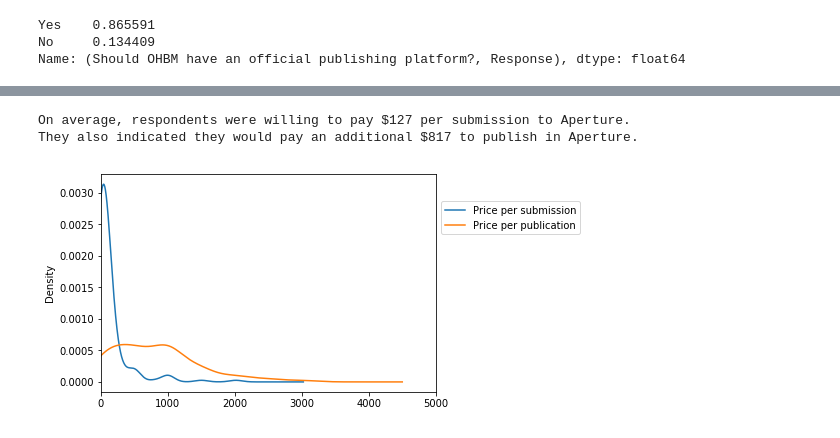
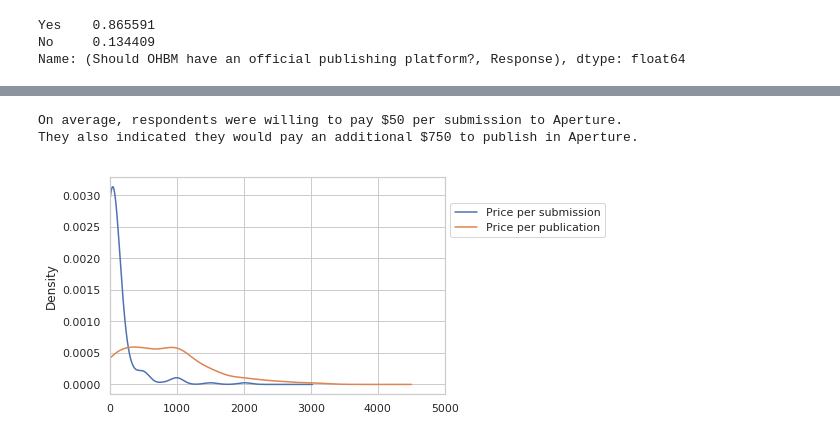
Before and after one commit to emdupre/aperture_survey, a Jupyter notebook: aperture_survey_blog.ipynb, the cells around one changed output, grey strips where cells are left out. Drawn from its saved outputs; the diff is of its cells as text; code cells hidden in the pictures.

```diff
--- a/aperture_survey_blog.ipynb
+++ b/aperture_survey_blog.ipynb
@@ -1 +1,14 @@
+# %%
+# Initial imports and environment setting.
+
+%matplotlib inline
+import numpy as np
+import pandas as pd
+import matplotlib.pyplot as plt
+
+import seaborn as sns
+sns.set(style="whitegrid")
+
+import warnings
+warnings.filterwarnings('ignore')
 # %%
@@ -34,12 +40,11 @@ data = df.iloc[2:].values
 responses = pd.DataFrame(data=data, columns=index)
 # %%
 # Optional data cleaning -- remove 'Other' responses for easier plotting.
-responses.drop('Other (please specify)',
-               axis=1, level=1, inplace=True)
-responses.drop('Other',
-               axis=1, level=1, inplace=True)
-responses.drop('* If you selected other please specify',
-               axis=1, level=1, inplace=True)
+others = ['Other (please specify)', 'Other',
+          '* If you selected other please specify',
+          '*If you selected other, please specify']
+for o in others:
+    responses.drop(o, axis=1, level=1, inplace=True)
 # %%
 # First question of interest --
 responses['Should OHBM have an official publishing platform?',
@@ -68,19 +96,23 @@ plt.xticks(np.arange(1, 6), ('I would not want this at all', '', '', '', 'I woul
 # %%
 # What are respondents willing to pay to sustain Aperture ?
 price_per_sub = pd.to_numeric(responses['Per submission:',
                                         'Open-Ended Response'])
 price_per_pub = pd.to_numeric(responses['Per publication:',
                                         'Open-Ended Response'])
 
-# Let's print the average for each of these two responses
-print('On average, respondents were willing to pay ${:.0f} per submission to Aperture.'.format(price_per_sub.mean()))
-print('They also indicated they would pay an additional ${:.0f} to publish in Aperture.'.format(price_per_pub.mean()))
-
-# Averages can be a little misleading, so let's also look at the distributions
+# Let's look at the distributions
 pd.concat([price_per_sub, price_per_pub], axis=1).plot.kde(xlim=[0, 5000]);
 plt.legend(loc='center left', bbox_to_anchor=(1.0, 0.8),
            labels=['Price per submission', 'Price per publication']);
+
+# Then we'll print the central tendency for each of these two responses
+# Using median since the distributions are skewed
+
+print('On average, respondents were willing to pay ${:.0f} \
+per submission to Aperture.'.format(price_per_sub.median()))
+print('They also indicated they would pay an additional ${:.0f} \
+to publish in Aperture.'.format(price_per_pub.median()))
 # %% [output]
-On average, respondents were willing to pay $127 per submission to Aperture.
-They also indicated they would pay an additional $817 to publish in Aperture.
+On average, respondents were willing to pay $50 per submission to Aperture.
+They also indicated they would pay an additional $750 to publish in Aperture.
-[figure, old version]
+[figure, new version]
```
Also changed, not shown: parts of 5 cells of this notebook.
